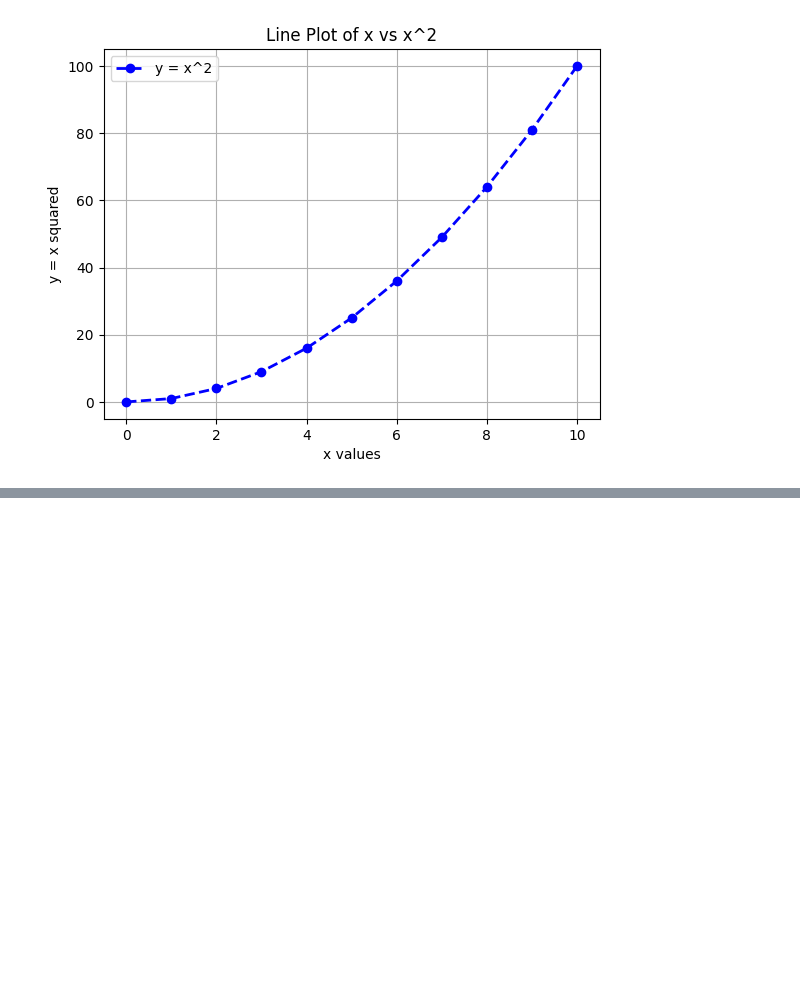
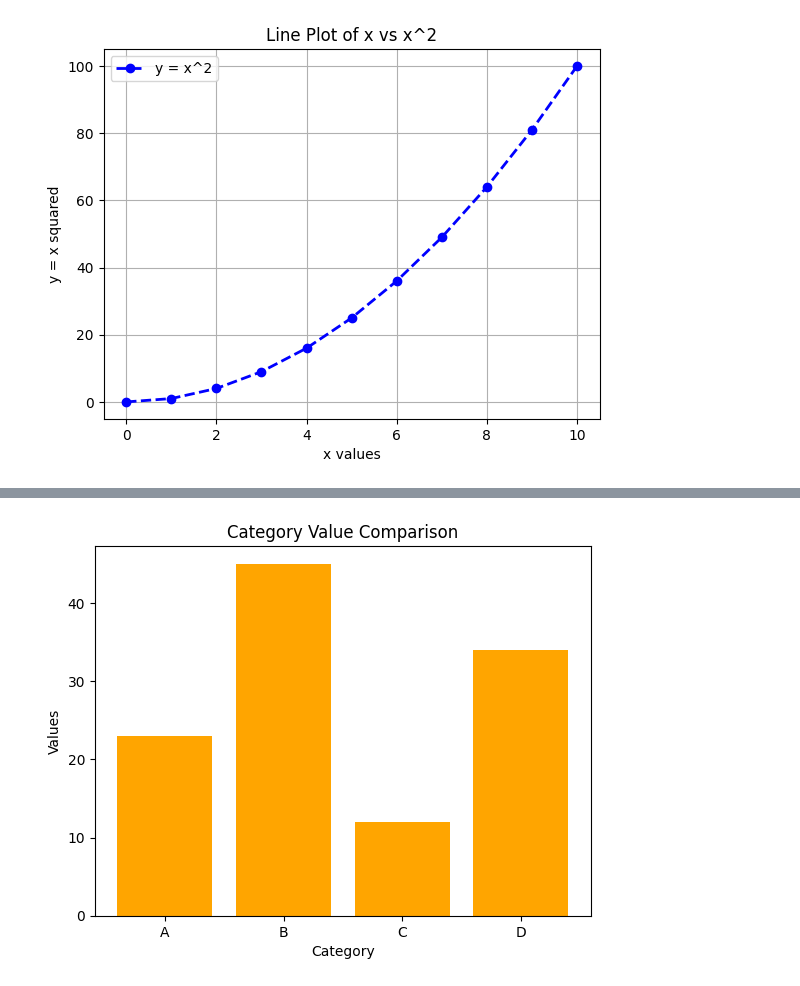
Before and after one commit to Gayathrichandrashekar/python-jupyter-template, a Jupyter notebook: src/1-line-plot.ipynb, the cells around one changed output, grey strips where cells are left out. Cells and saved outputs as stored; diff of their text form; code cells hidden in the pictures; blank space fills up the shorter version.

```diff
--- a/src/1-line-plot.ipynb
+++ b/src/1-line-plot.ipynb
@@ -25,0 +43,11 @@ plt.show()
+# %%
+categories = ['A', 'B', 'C', 'D']
+values = [23, 45, 12, 34]
+
+plt.bar(categories, values, color='orange')
+plt.title("Category Value Comparison")
+plt.xlabel("Category")
+plt.ylabel("Values")
+plt.show()
+# %% [output]
+[figure, added]
```
Also changed, not shown: parts of 3 cells of this notebook.
